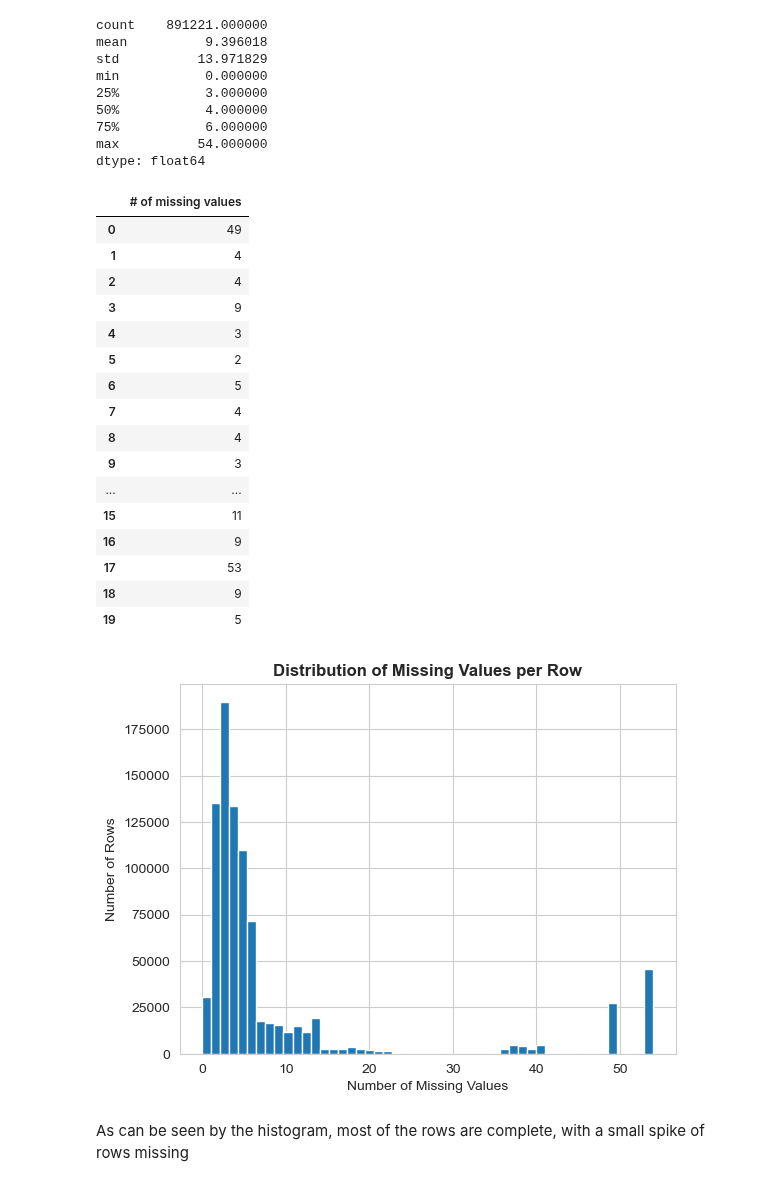
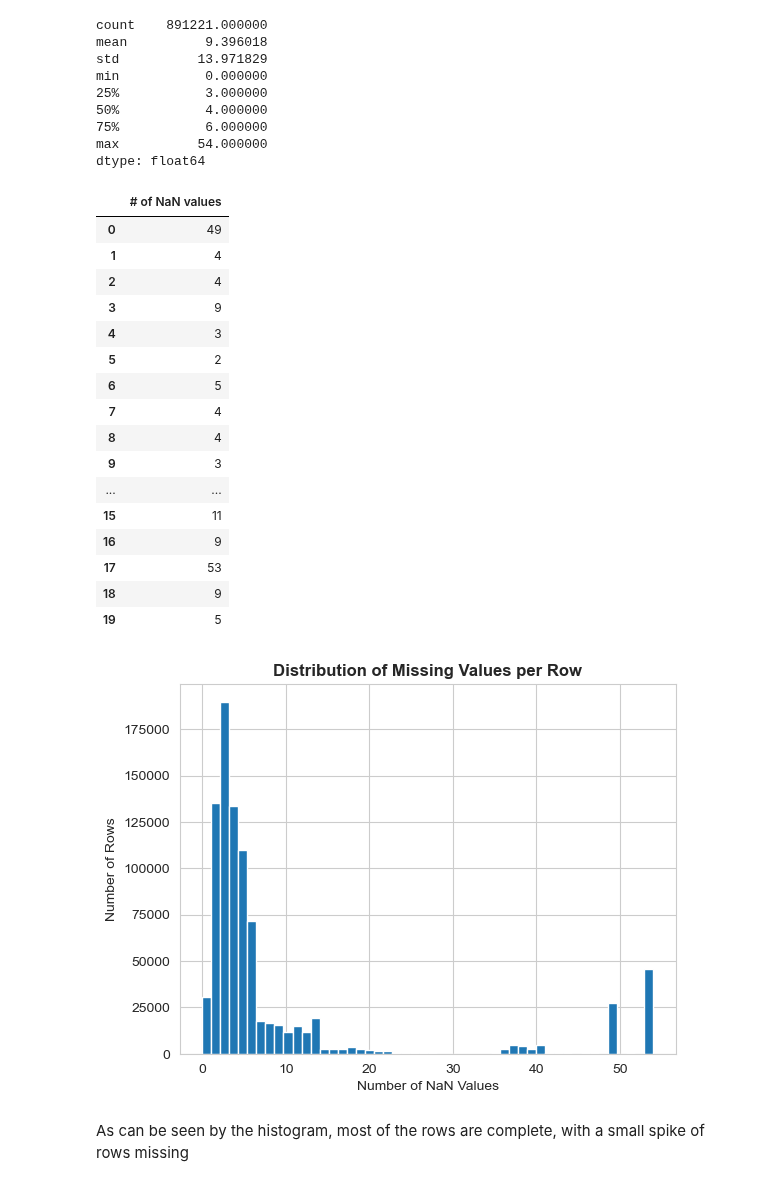
Before and after one commit to kinant/ud-ml-pytorch, a Jupyter notebook: Project 03/identify_customer_segments/Identify_Customer_Segments.ipynb, the cells around one changed output. Drawn from its saved outputs; the diff is of its cells as text; code cells hidden in the pictures.

```diff
--- a/Project 03/identify_customer_segments/Identify_Customer_Segments.ipynb
+++ b/Project 03/identify_customer_segments/Identify_Customer_Segments.ipynb
@@ -48,12 +50,18 @@ To start off with, load in the demographics data for the general population into
 
 Once the dataset is loaded, it's recommended that you take a little bit of time just browsing the general structure of the dataset and feature summary file. You'll be getting deep into the innards of the cleaning in the first major step of the project, so gaining some general familiarity can help you get your bearings.
 # %%
-# Load in the general demographics' data.
-gen_data_tmp = pd.read_csv("Udacity_AZDIAS_Subset.csv", delimiter=";")
-gen_data = gen_data_tmp.copy()
+def load_data():
+    # Load in the general demographics' data.
+    # I have named it temp, as I will be using it for testing and then
+    # loading the data again for the actual training and analysis
+    df = pd.read_csv("Udacity_AZDIAS_Subset.csv", delimiter=";")
 
-# Load in the feature summary file.
-feature_summary = pd.read_csv("AZDIAS_Feature_Summary.csv", delimiter=";")
+    # Load in the feature summary file.
+    fs = pd.read_csv("AZDIAS_Feature_Summary.csv", delimiter=";")
+
+    return df, fs
+
+population_demographics_tmp, feature_summary = load_data()
 # %% [markdown]
 #### Exploring the General Population Data:
 # %%
@@ -353,8 +387,9 @@ transformers["replacer"] = FunctionTransformer(
     feature_names_out="one-to-one"
 )
 # %%
-gen_data_tmp, converted_nan_total = replace_missing(gen_data_tmp, miss_or_unkwn, return_count=True, verbose=True)
-print(f"Total number of missing values: {converted_nan_total}")
+population_demographics_tmp, converted_na_total = replace_missing(population_demographics_tmp, feature_summary, return_count=True, verbose=True)
+print()
+print(f"Total number of missing values: {converted_na_total}")
 # %% [output]
 AGER_TYP has 685843 missing or unknowns and 0 real NaN values.
 ALTERSKATEGORIE_GROB has 2881 missing or unknowns and 0 real NaN values.
@@ -547,10 +583,14 @@ In order to know what to do with the outlier rows, we should see if the distribu
 
 Depending on what you observe in your comparison, this will have implications on how you approach your conclusions later in the analysis. If the distributions of non-missing features look similar between the data with many missing values and the data with few or no missing values, then we could argue that simply dropping those points from the analysis won't present a major issue. On the other hand, if the data with many missing values looks very different from the data with few or no missing values, then we should make a note on those data as special. We'll revisit these data later on. **Either way, you should continue your analysis for now using just the subset of the data with few or no missing values.**
 # %%
-# How much data is missing in each row of the dataset?
-# Get the sum of NaN values per row
-missing_per_row = gen_data_tmp.isna().sum(axis=1)
-print(missing_per_row.describe())
+def get_na_per_row(df):
+    # How much data is missing in each row of the dataset?
+    # Get the sum of NaN values per row
+    na_p_row = df.isna().sum(axis=1)
+    print(na_p_row.describe())
+    return na_p_row
+
+na_per_row = get_na_per_row(population_demographics_tmp)
 # %% [output]
 count    891221.000000
 mean          9.396018
@@ -563,10 +603,10 @@ max          54.000000
 dtype: float64
 # %%
 # For convenience, we turn into a Data Frame
-missing_per_row_df = pd.DataFrame(missing_per_row, columns=["# of missing values"])
-missing_per_row_df.head(20)
+na_per_row_df = pd.DataFrame(na_per_row, columns=["# of NaN values"])
+na_per_row_df.head(20)
 # %% [output]
-|  | # of missing values |
+|  | # of NaN values |
 | 0 | 49 |
 | 1 | 4 |
 | 2 | 4 |
@@ -585,13 +625,13 @@ missing_per_row_df.head(20)
 | 19 | 5 |
 # %%
 # Plot a histogram
-plt.hist(missing_per_row, bins=50);
-plt.xlabel('Number of Missing Values')
+plt.hist(na_per_row, bins=50);
+plt.xlabel('Number of NaN Values')
 plt.ylabel('Number of Rows')
 plt.title('Distribution of Missing Values per Row', fontweight='bold')
 plt.show()
 # %% [output]
-[figure, old version]
+[figure, new version]
 # %% [markdown]
 As can be seen by the histogram, most of the rows are complete, with a small spike of rows missing
 # %%
```
Also changed, not shown: parts of 75 cells of this notebook.
